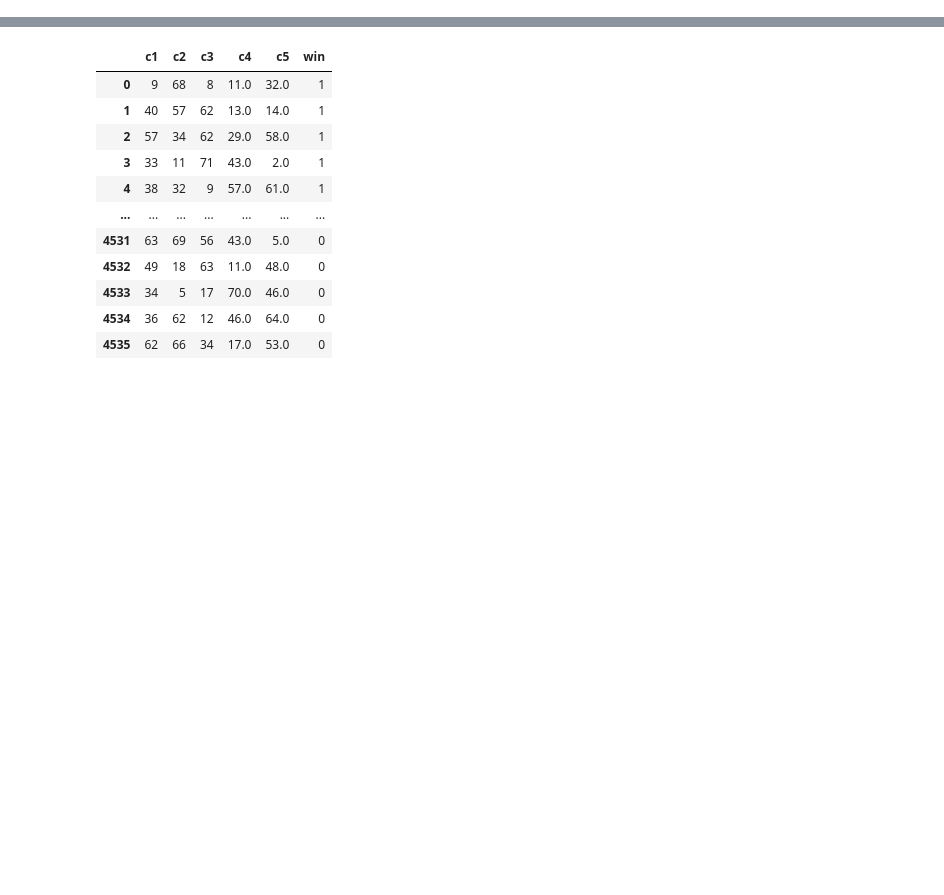
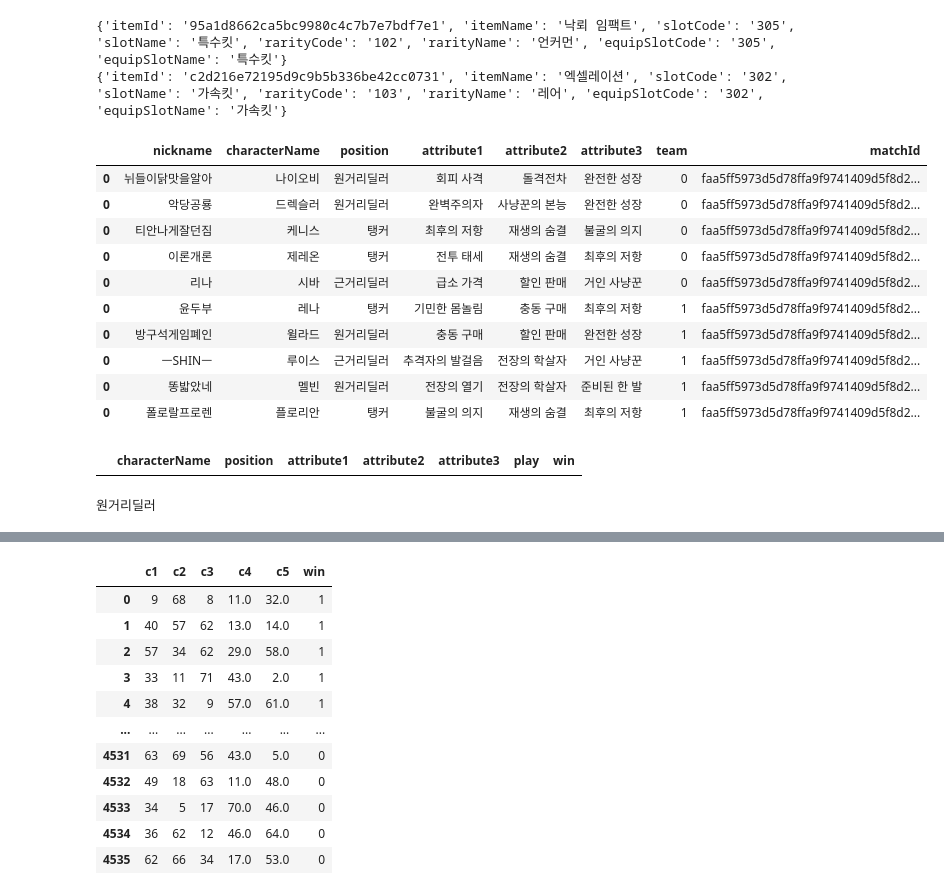
Before and after one commit to jaekwangk/openget, a Jupyter notebook: python/cyphers/cyphers api 활용.ipynb, the cells around one changed output, grey strips where cells are left out. Drawn from its saved outputs; the diff is of its cells as text; code cells hidden in the pictures; blank space fills up the shorter version.

```diff
--- a/python/cyphers/cyphers api 활용.ipynb
+++ b/python/cyphers/cyphers api 활용.ipynb
@@ -147,0 +161,6 @@ train = train.reset_index(drop=True, inplace=False)
+# %%
+print(game['players'][2]['items'][12])
+print(game['players'][2]['items'][9])
+# %% [output]
+{'itemId': '95a1d8662ca5bc9980c4c7b7e7bdf7e1', 'itemName': '낙뢰 임팩트', 'slotCode': '305', 'slotName': '특수킷', 'rarityCode': '102', 'rarityName': '언커먼', 'equipSlotCode': '305', 'equipSlotName': '특수킷'}
+{'itemId': 'c2d216e72195d9c9b5b336be42cc0731', 'itemName': '엑셀레이션', 'slotCode': '302', 'slotName': '가속킷', 'rarityCode': '103', 'rarityName': '레어', 'equipSlotCode': '302', 'equipSlotName': '가속킷'}
@@ -147,0 +169,66 @@ train = train.reset_index(drop=True, inplace=False)
+# %%
+matchId = 'faa5ff5973d5d78ffa9f9741409d5f8d2242f33e0789ec6db2885f593b26a552'
+api3=matches_url+matchId+'?&apikey='+apikey
+game = requests.get(api3).json()
+for i in range(0,10):
+    if game['players'][i]['playInfo']['characterName'] in lose_ch:
+        ch = []
+        ch.append(game['players'][i]['nickname'])
+        ch.append(game['players'][i]['playInfo']['characterName'])
+        ch.append(game['players'][i]['position']['name'])
+        for j in range(0,3):
+            if j == 0:
+                ch.append(game['players'][i]['position']['attribute'][j]['name'])
+            if j == 1:
+                ch.append(game['players'][i]['position']['attribute'][j]['name'])
+            if j == 2:
+                ch.append(game['players'][i]['position']['attribute'][j]['name'])
+        ch.append(0)
+        ch.append(matchId)
+        ch = pd.DataFrame(ch)
+        ch = ch.transpose()
+        ch.columns = ['nickname','characterName','position','attribute1','attribute2','attribute3','team','matchId']
+        basic = pd.concat([basic,ch])
+for i in range(0,10):
+    if game['players'][i]['playInfo']['characterName'] in win_ch:
+        ch = []
+        ch.append(game['players'][i]['nickname'])
+        ch.append(game['players'][i]['playInfo']['characterName'])
+        ch.append(game['players'][i]['position']['name'])
+        for j in range(0,3):
+            if j == 0:
+                ch.append(game['players'][i]['position']['attribute'][j]['name'])
+            if j == 1:
+                ch.append(game['players'][i]['position']['attribute'][j]['name'])
+            if j == 2:
+                ch.append(game['players'][i]['position']['attribute'][j]['name'])
+        ch.append(1)
+        ch.append(matchId)
+        ch = pd.DataFrame(ch)
+        ch = ch.transpose()
+        ch.columns = ['nickname','characterName','position','attribute1','attribute2','attribute3','team','matchId']
+        basic = pd.concat([basic,ch])
+# %%
+basic
+#1은 이긴팀 0은 진팀이다.
+# %% [output]
+|  | nickname | characterName | position | attribute1 | attribute2 | attribute3 | team | matchId |
+| 0 | 뉘들이닭맛을알아 | 나이오비 | 원거리딜러 | 회피 사격 | 돌격전차 | 완전한 성장 | 0 | faa5ff5973d5d78ffa9f9741409d5f8d2... |
+| 0 | 악당공룡 | 드렉슬러 | 원거리딜러 | 완벽주의자 | 사냥꾼의 본능 | 완전한 성장 | 0 | faa5ff5973d5d78ffa9f9741409d5f8d2... |
+| 0 | 티안나게잘던짐 | 케니스 | 탱커 | 최후의 저항 | 재생의 숨결 | 불굴의 의지 | 0 | faa5ff5973d5d78ffa9f9741409d5f8d2... |
+| 0 | 이론개론 | 제레온 | 탱커 | 전투 태세 | 재생의 숨결 | 최후의 저항 | 0 | faa5ff5973d5d78ffa9f9741409d5f8d2... |
+| 0 | 리나 | 시바 | 근거리딜러 | 급소 가격 | 할인 판매 | 거인 사냥꾼 | 0 | faa5ff5973d5d78ffa9f9741409d5f8d2... |
+| 0 | 윤두부 | 레나 | 탱커 | 기민한 몸놀림 | 충동 구매 | 최후의 저항 | 1 | faa5ff5973d5d78ffa9f9741409d5f8d2... |
+| 0 | 방구석게임폐인 | 윌라드 | 원거리딜러 | 충동 구매 | 할인 판매 | 완전한 성장 | 1 | faa5ff5973d5d78ffa9f9741409d5f8d2... |
+| 0 | ㅡSHINㅡ | 루이스 | 근거리딜러 | 추격자의 발걸음 | 전장의 학살자 | 거인 사냥꾼 | 1 | faa5ff5973d5d78ffa9f9741409d5f8d2... |
+| 0 | 똥밟았네 | 멜빈 | 원거리딜러 | 전장의 열기 | 전장의 학살자 | 준비된 한 발 | 1 | faa5ff5973d5d78ffa9f9741409d5f8d2... |
+| 0 | 폴로랄프로렌 | 플로리안 | 탱커 | 불굴의 의지 | 재생의 숨결 | 최후의 저항 | 1 | faa5ff5973d5d78ffa9f9741409d5f8d2... |
+# %%
+basic
+# %% [output]
+|  | characterName | position | attribute1 | attribute2 | attribute3 | play | win |
+# %%
+for i in range(0,10):
+    if '3c3ed41120978a011ed2813fc2e53f13' == game['players'][i]['playerId']:
+# %% [output]
+원거리딜러
```
Also changed, not shown: parts of 21 cells of this notebook, 1 other file.
